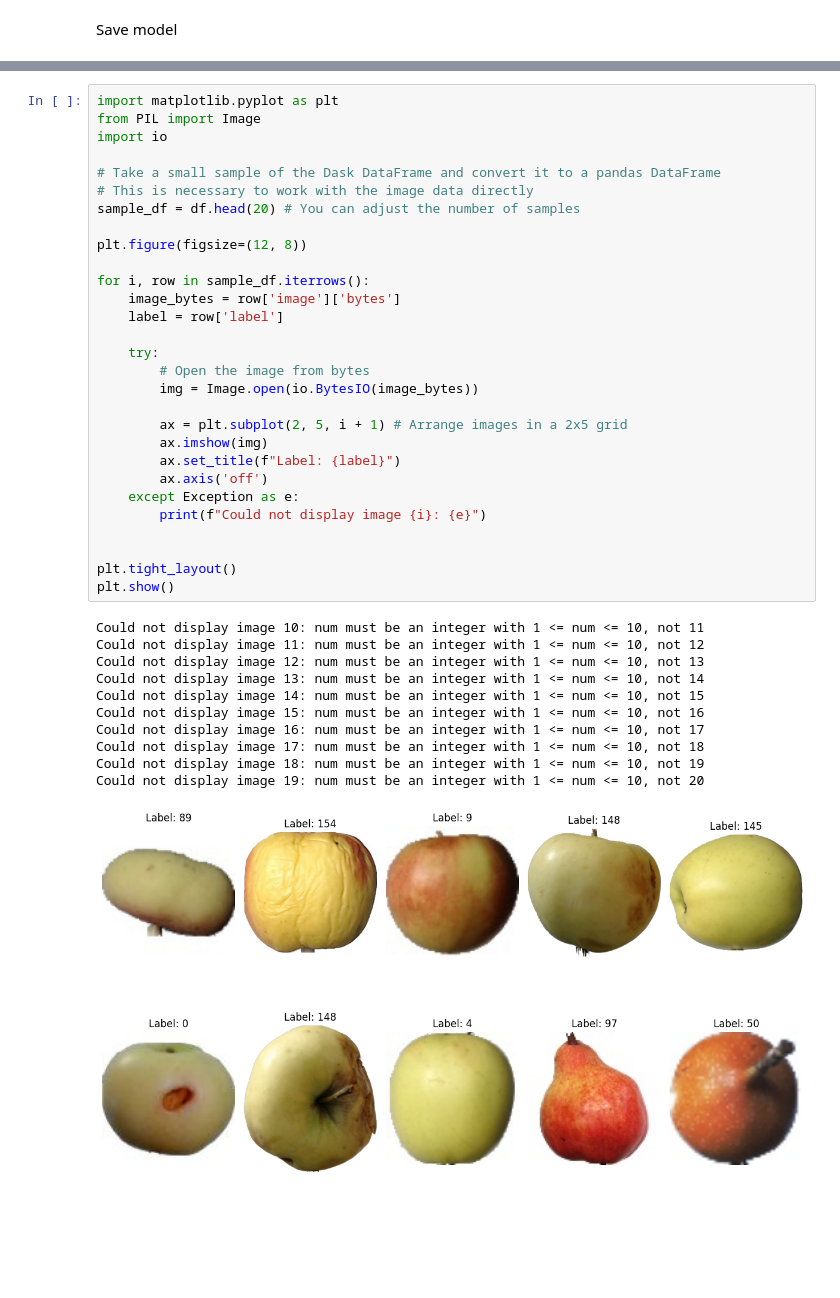
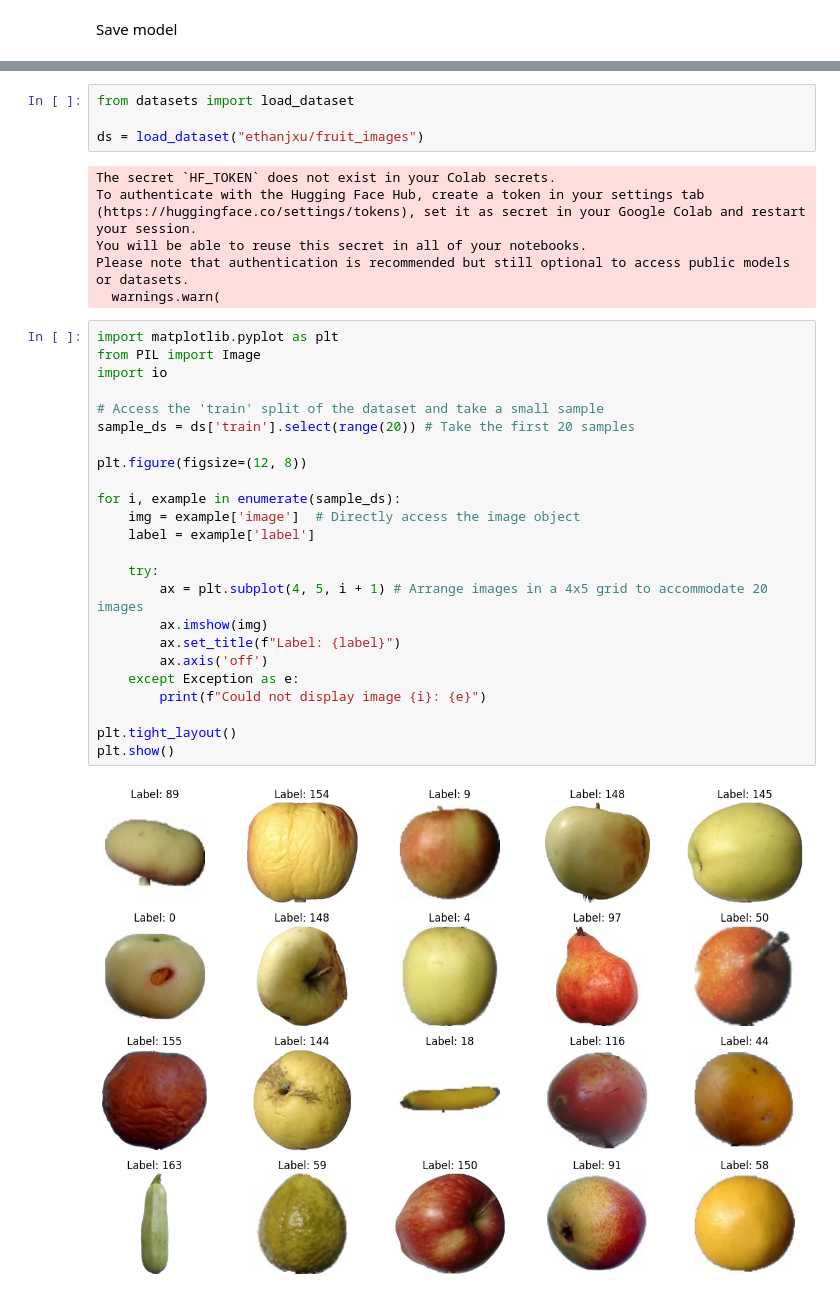
Before and after one commit to Cado87/Fruit-classification, a Jupyter notebook: Fruit_classifier_dataset_fine_tuning.ipynb, the cells around one changed output, grey strips where cells are left out. Drawn from its saved outputs; the diff is of its cells as text; blank space fills up the shorter version.

Commit message:
Fine-tuning first approach

```diff
--- a/Fruit_classifier_dataset_fine_tuning.ipynb
+++ b/Fruit_classifier_dataset_fine_tuning.ipynb
@@ -625,41 +609,36 @@ display(df.head())
+# %%
+from datasets import load_dataset
+
+ds = load_dataset("ethanjxu/fruit_images")
+# %% [output]
+The secret `HF_TOKEN` does not exist in your Colab secrets.
+To authenticate with the Hugging Face Hub, create a token in your settings tab (https://huggingface.co/settings/tokens), set it as secret in your Google Colab and restart your session.
+You will be able to reuse this secret in all of your notebooks.
+Please note that authentication is recommended but still optional to access public models or datasets.
+  warnings.warn(
 # %%
 import matplotlib.pyplot as plt
 from PIL import Image
 import io
 
-# Take a small sample of the Dask DataFrame and convert it to a pandas DataFrame
-# This is necessary to work with the image data directly
-sample_df = df.head(20) # You can adjust the number of samples
+# Access the 'train' split of the dataset and take a small sample
+sample_ds = ds['train'].select(range(20)) # Take the first 20 samples
 
 plt.figure(figsize=(12, 8))
 
-for i, row in sample_df.iterrows():
-    image_bytes = row['image']['bytes']
-    label = row['label']
+for i, example in enumerate(sample_ds):
+    img = example['image']  # Directly access the image object
+    label = example['label']
 
     try:
-        # Open the image from bytes
-        img = Image.open(io.BytesIO(image_bytes))
-
-        ax = plt.subplot(2, 5, i + 1) # Arrange images in a 2x5 grid
+        ax = plt.subplot(4, 5, i + 1) # Arrange images in a 4x5 grid to accommodate 20 images
         ax.imshow(img)
         ax.set_title(f"Label: {label}")
         ax.axis('off')
     except Exception as e:
         print(f"Could not display image {i}: {e}")
 
-
 plt.tight_layout()
 plt.show()
 # %% [output]
-Could not display image 10: num must be an integer with 1 <= num <= 10, not 11
-Could not display image 11: num must be an integer with 1 <= num <= 10, not 12
-Could not display image 12: num must be an integer with 1 <= num <= 10, not 13
-Could not display image 13: num must be an integer with 1 <= num <= 10, not 14
-Could not display image 14: num must be an integer with 1 <= num <= 10, not 15
-Could not display image 15: num must be an integer with 1 <= num <= 10, not 16
-Could not display image 16: num must be an integer with 1 <= num <= 10, not 17
-Could not display image 17: num must be an integer with 1 <= num <= 10, not 18
-Could not display image 18: num must be an integer with 1 <= num <= 10, not 19
-Could not display image 19: num must be an integer with 1 <= num <= 10, not 20
-[figure, old version]
+[figure, new version]
```
Also changed, not shown: parts of 21 cells of this notebook.
